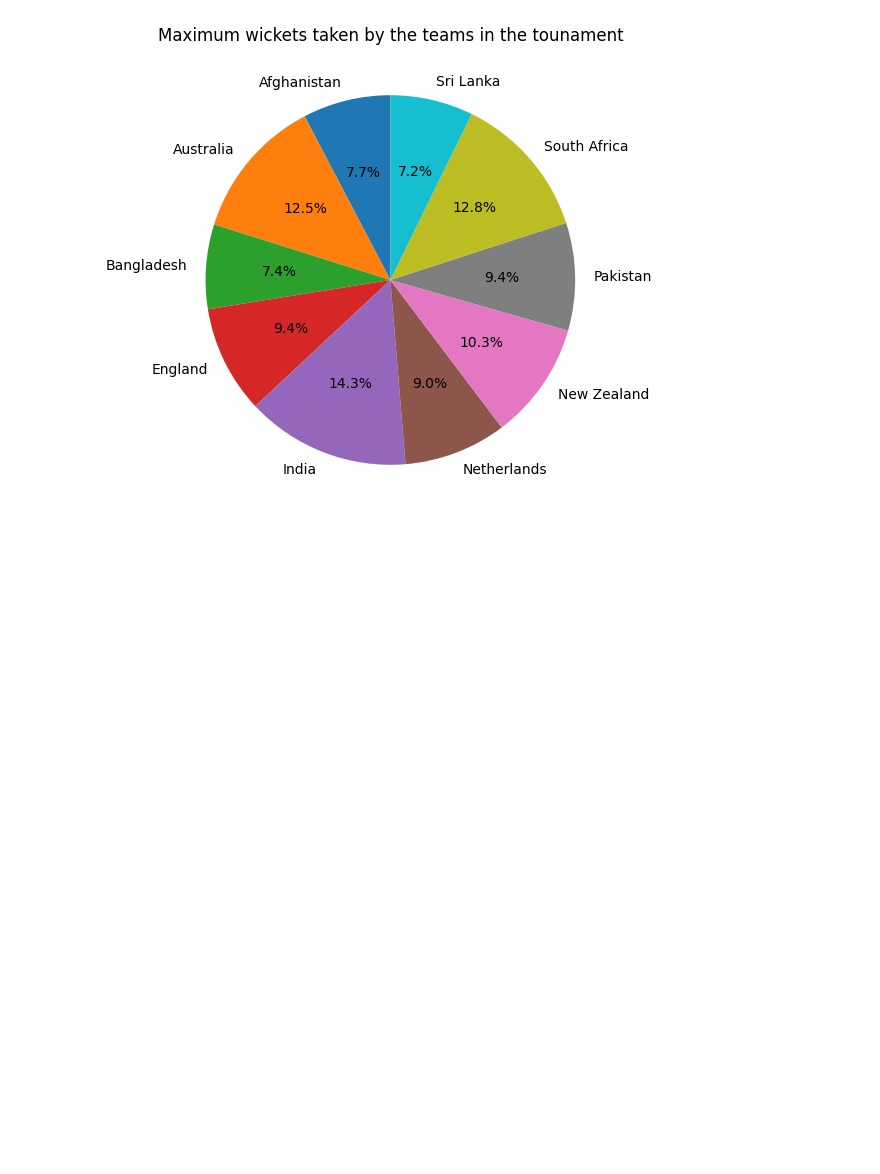
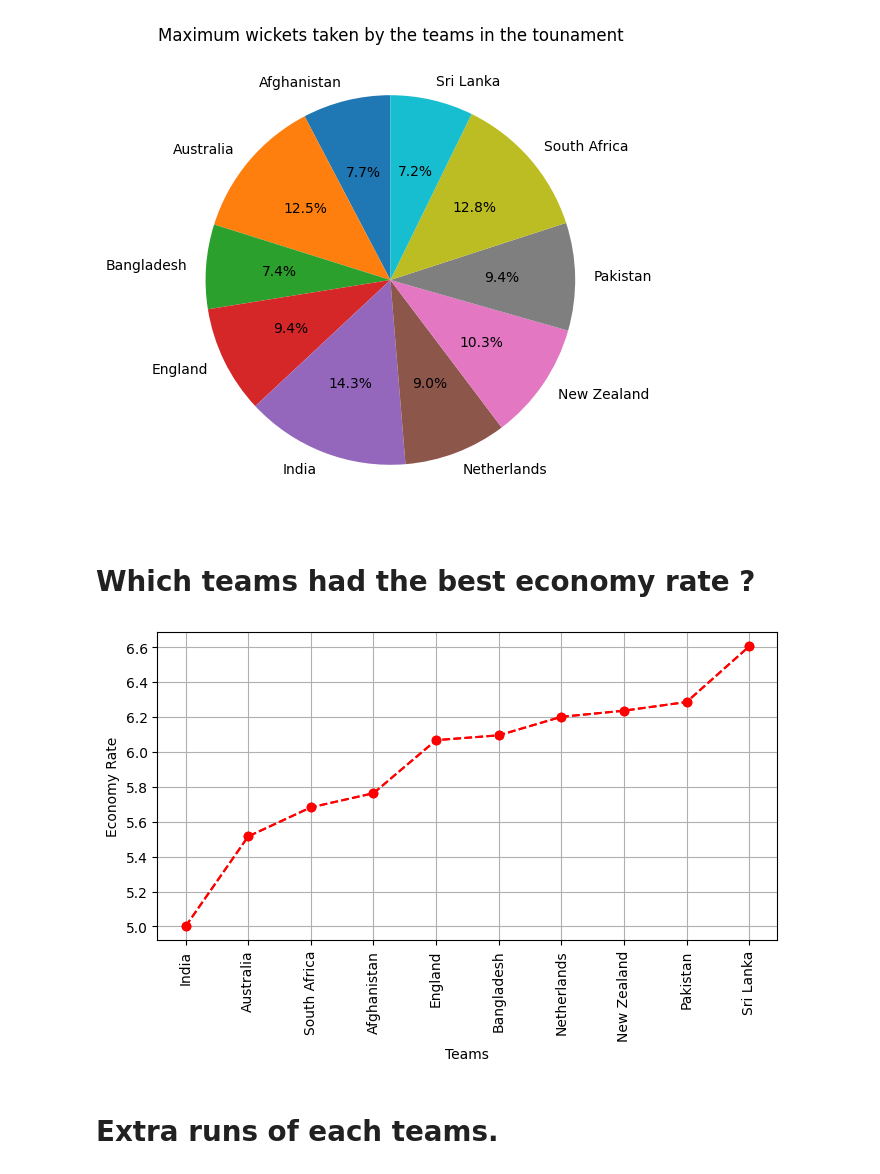
Before and after one commit to Akash3951/wc-bowling_analysis, a Jupyter notebook: wc-bowling_analysis.ipynb, the cells around one changed output. Drawn from its saved outputs; the diff is of its cells as text; code cells hidden in the pictures; blank space fills up the shorter version.

```diff
--- a/wc-bowling_analysis.ipynb
+++ b/wc-bowling_analysis.ipynb
@@ -246,0 +251,3 @@ plt.show()
+# %%
+df_teams = df_teams.sort_values(by='wickets', ascending=False).reset_index()
+df_teams
@@ -257,3 +276,20 @@ plt.show()
 # India took the maximum wickets in comparision of any other team.
 # %% [output]
 [figure]
+# %% [markdown]
+# Which teams had the best economy rate ?
+# %%
+best_economy_teams = df_teams.sort_values(by='run_rate')
+# %%
+plt.figure(figsize=(8,4))
+plt.plot(best_economy_teams.team, best_economy_teams.run_rate, linestyle='--', marker='o', color='red')
+plt.plot(best_economy_teams.team, best_economy_teams.run_rate, linestyle='--', marker='o', color='red')
+plt.xlabel('Teams')
+plt.ylabel('Economy Rate')
+plt.grid()
+plt.xticks(rotation=90)
+plt.show()
+# %% [output]
+[figure, added]
+# %% [markdown]
+# Extra runs of each teams.
```
Also changed, not shown: parts of 9 cells of this notebook.
